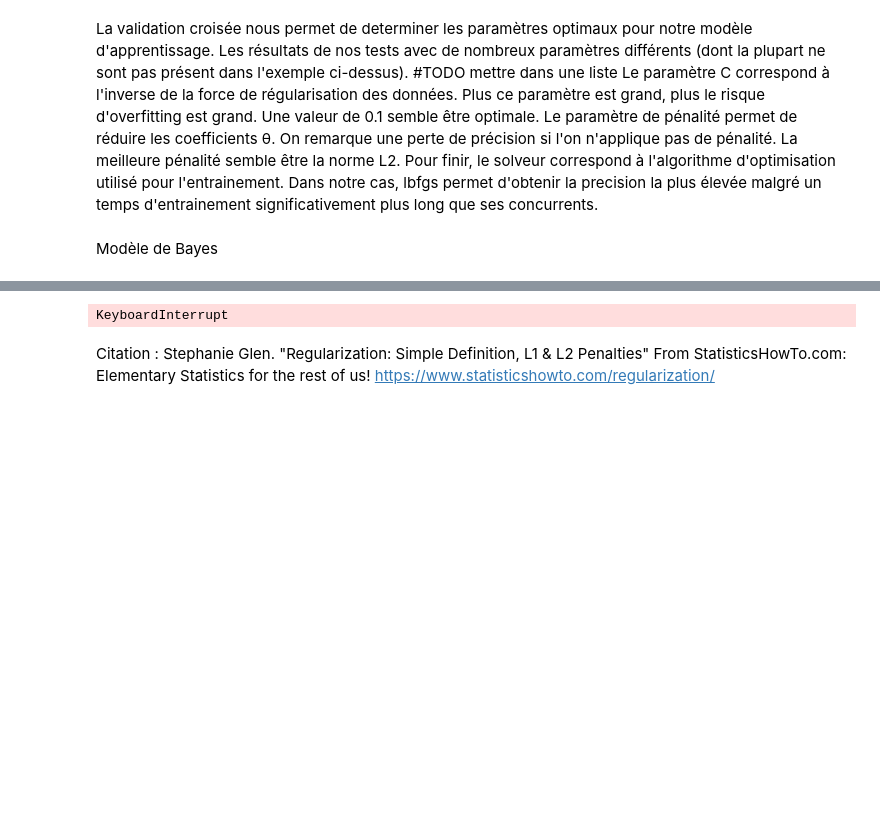
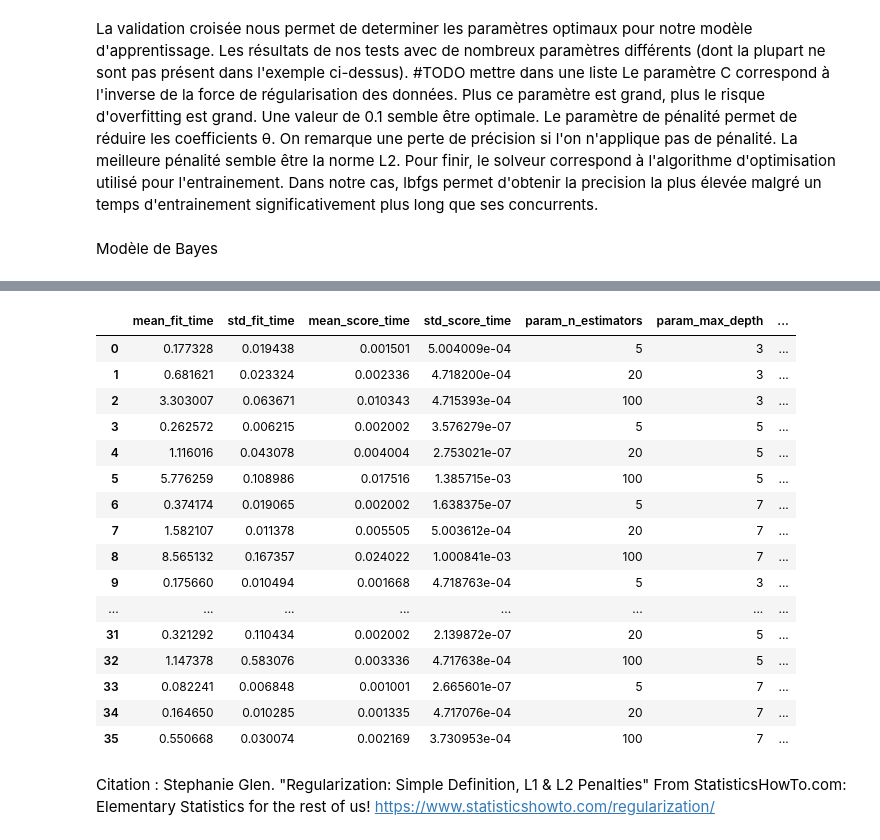
Before and after one commit to Julien-Faure/mines-ai-number-recognition-project, a Jupyter notebook: report.ipynb, the cells around one changed output, grey strips where cells are left out. Drawn from its saved outputs; the diff is of its cells as text; code cells hidden in the pictures; blank space fills up the shorter version.

```diff
--- a/report.ipynb
+++ b/report.ipynb
@@ -229,24 +259,40 @@ cv_results
 # %%
 from sklearn.ensemble import GradientBoostingClassifier
 
 # Building Gradient Boosting Classifier
 
 GB_model = GradientBoostingClassifier()
 param_dist = {
-    "n_estimators":[5,20,100,500],
-    "max_depth":[1,3,5,7,9],
-    "learning_rate":[0.01,0.1,1,10,100]
+    "n_estimators":[5,20,100],
+    "max_depth":[3,5,7],
+    "learning_rate":[0.01,0.1,1,10]
 }
 
-cv = RepeatedStratifiedKFold(n_splits=5, n_repeats=3, random_state=1)
+cv = RepeatedStratifiedKFold(n_splits=2, n_repeats=3, random_state=1)
 
 RCV = RandomizedSearchCV(GB_model, param_dist, n_iter=50, scoring='accuracy', n_jobs=-1, cv=cv, random_state=1)
 
 GB = RCV.fit(x_train, y_train)
 cv_results = pd.DataFrame(GB.cv_results_)
 cv_results
 # %% [output]
-KeyboardInterrupt
+|  | mean_fit_time | std_fit_time | mean_score_time | std_score_time | param_n_estimators | param_max_depth | ... |
+| 0 | 0.177328 | 0.019438 | 0.001501 | 5.004009e-04 | 5 | 3 | ... |
+| 1 | 0.681621 | 0.023324 | 0.002336 | 4.718200e-04 | 20 | 3 | ... |
+| 2 | 3.303007 | 0.063671 | 0.010343 | 4.715393e-04 | 100 | 3 | ... |
+| 3 | 0.262572 | 0.006215 | 0.002002 | 3.576279e-07 | 5 | 5 | ... |
+| 4 | 1.116016 | 0.043078 | 0.004004 | 2.753021e-07 | 20 | 5 | ... |
+| 5 | 5.776259 | 0.108986 | 0.017516 | 1.385715e-03 | 100 | 5 | ... |
+| 6 | 0.374174 | 0.019065 | 0.002002 | 1.638375e-07 | 5 | 7 | ... |
+| 7 | 1.582107 | 0.011378 | 0.005505 | 5.003612e-04 | 20 | 7 | ... |
+| 8 | 8.565132 | 0.167357 | 0.024022 | 1.000841e-03 | 100 | 7 | ... |
+| 9 | 0.175660 | 0.010494 | 0.001668 | 4.718763e-04 | 5 | 3 | ... |
+| ... | ... | ... | ... | ... | ... | ... | ... |
+| 31 | 0.321292 | 0.110434 | 0.002002 | 2.139872e-07 | 20 | 5 | ... |
+| 32 | 1.147378 | 0.583076 | 0.003336 | 4.717638e-04 | 100 | 5 | ... |
+| 33 | 0.082241 | 0.006848 | 0.001001 | 2.665601e-07 | 5 | 7 | ... |
+| 34 | 0.164650 | 0.010285 | 0.001335 | 4.717076e-04 | 20 | 7 | ... |
+| 35 | 0.550668 | 0.030074 | 0.002169 | 3.730953e-04 | 100 | 7 | ... |
 # %% [markdown]
 Citation :
 Stephanie Glen. "Regularization: Simple Definition, L1 & L2 Penalties" From StatisticsHowTo.com: Elementary Statistics for the rest of us! https://www.statisticshowto.com/regularization/
```
Also changed, not shown: parts of 3 cells of this notebook.
